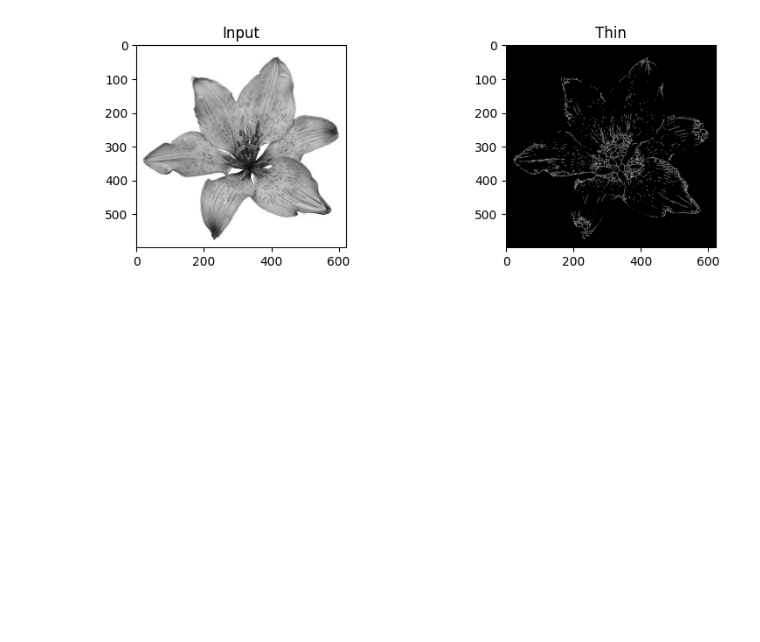
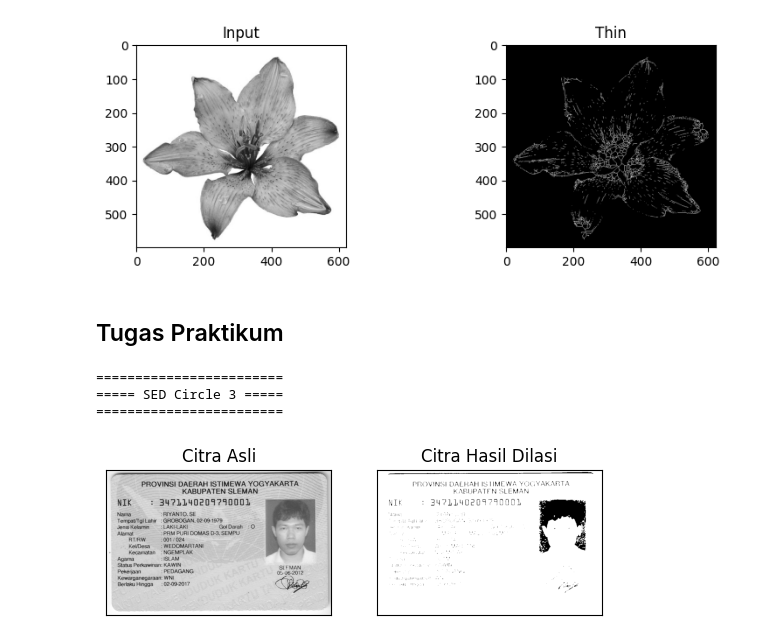
Before and after one commit to patriciaanggraeni/PCVK_Ganjil_2023, a Jupyter notebook: week_08.ipynb, the cells around one changed output. Cells and saved outputs as stored; diff of their text form; code cells hidden in the pictures; blank space fills up the shorter version.

```diff
--- a/week_08.ipynb
+++ b/week_08.ipynb
@@ -494,3 +494,29 @@ plt.savefig('/content/drive/MyDrive/PCVK/Images/lily_result.png')
 plt.show()
 # %% [output]
 [figure]
+# %% [markdown]
+## Tugas Praktikum
+# %%
+print("========================")
+print("===== SED Circle 3 =====")
+print("========================")
+
+width = 3
+image_path = '/content/drive/MyDrive/PCVK/Images/KTP/ktp.png'
+image = cv.imread(image_path, 0)
+
+ret, threshold = cv.threshold(image, 127, 200, cv.THRESH_BINARY)
+kernel = np.ones((3,3), np.uint16)
+image_result = cv.dilate(threshold, kernel, iterations = 1)
+
+plt.subplot(121), plt.imshow(image, cmap = 'gray')
+plt.title('Citra Asli'), plt.xticks([]), plt.yticks([])
+
+plt.subplot(122), plt.imshow(image_result, cmap = 'gray')
+plt.title('Citra Hasil Dilasi'), plt.xticks([]), plt.yticks([])
+plt.show()
+# %% [output]
+========================
+===== SED Circle 3 =====
+========================
+[figure, added]
```
Also changed, not shown: parts of 1 cell of this notebook.
